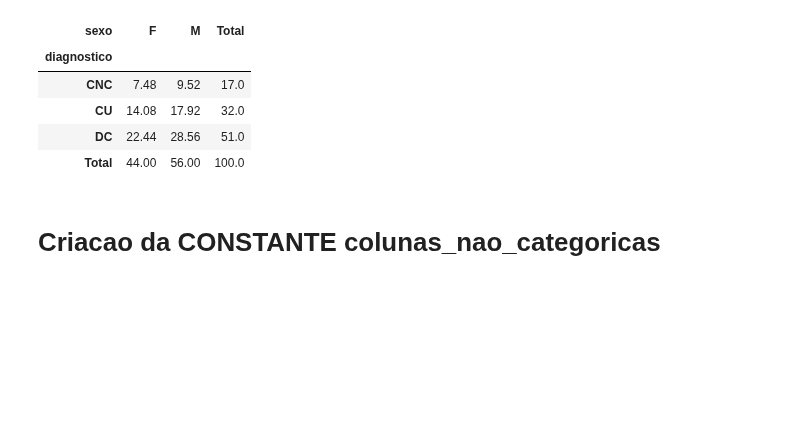
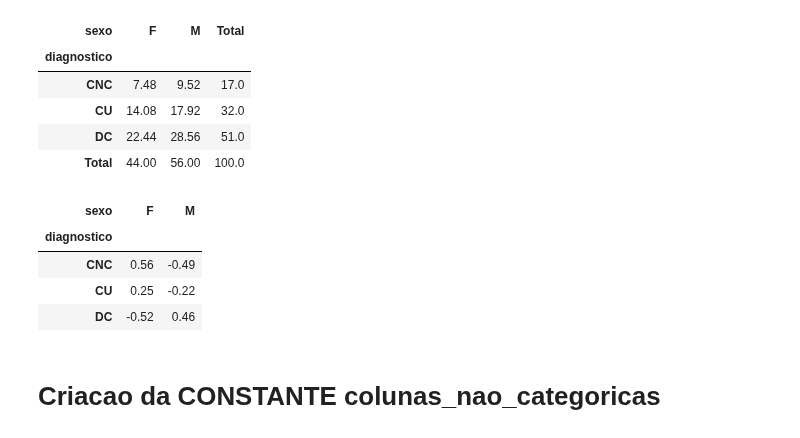
Before and after one commit to luscaalima/ME812-Unicamp, a Jupyter notebook: dados/notebook_consultoria_oficial.ipynb, the cells around one changed output. Saved outputs shown, nothing was run; the diff lists cells and outputs as text; code cells hidden in the pictures; blank space fills up the shorter version.

```diff
--- a/dados/notebook_consultoria_oficial.ipynb
+++ b/dados/notebook_consultoria_oficial.ipynb
@@ -193,7 +193,13 @@ tabela_esperada_s_d_df.round(2)
 | Total | 44.00 | 56.00 | 100.0 |
 # %%
 # Resíduos padronizados ajustados (Pearson)
-resid = (tabela_observada - tabela_esp) / np.sqrt(tabela_esp)
-resid = resid.drop(columns=["All"])
-resid = resid[:-1]
-resid.round(2)
+resid_s_d = (tabela_sexo_diagnostico - tabela_esperada_s_d_df) / np.sqrt(tabela_esperada_s_d_df)
+resid_s_d = resid_s_d.drop(columns=["Total"])
+resid_s_d = resid_s_d[:-1]
+resid_s_d.round(2)
+# %% [output]
+| sexo | F | M |
+| diagnostico |  |  |
+| CNC | 0.56 | -0.49 |
+| CU | 0.25 | -0.22 |
+| DC | -0.52 | 0.46 |
```
Also changed, not shown: parts of 2 cells of this notebook.
